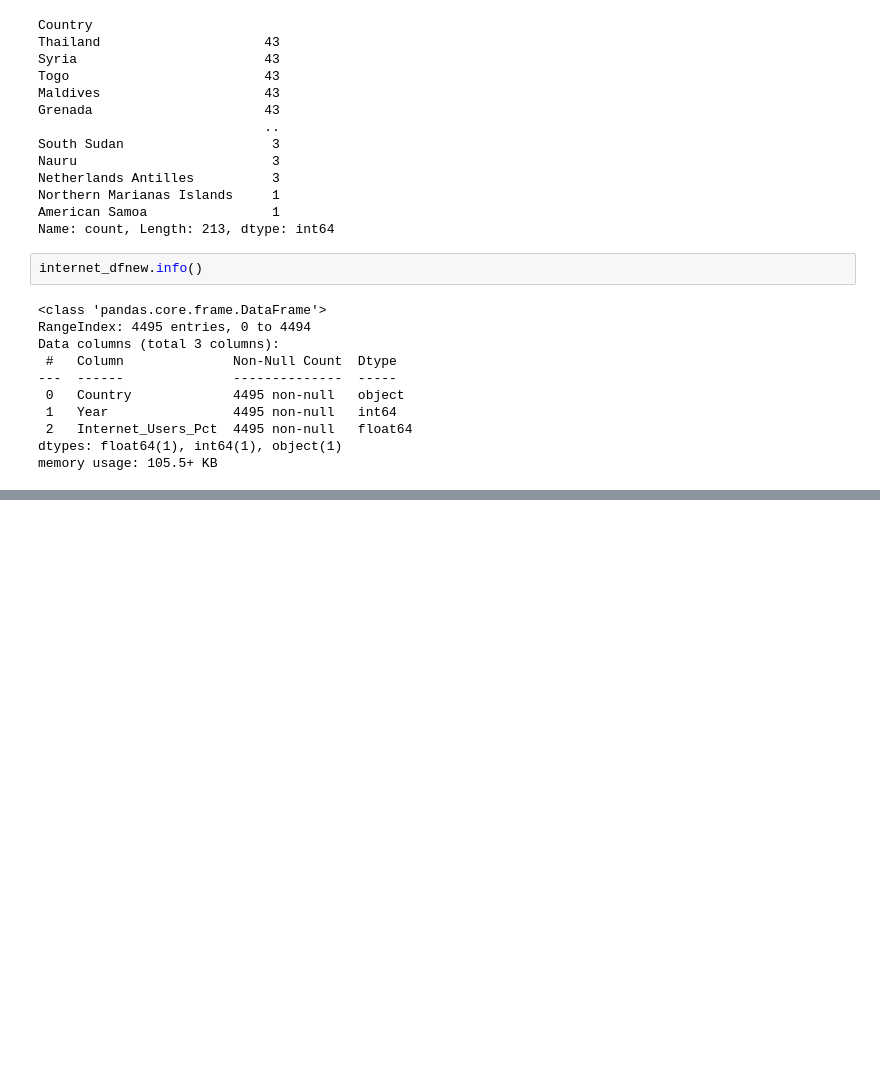
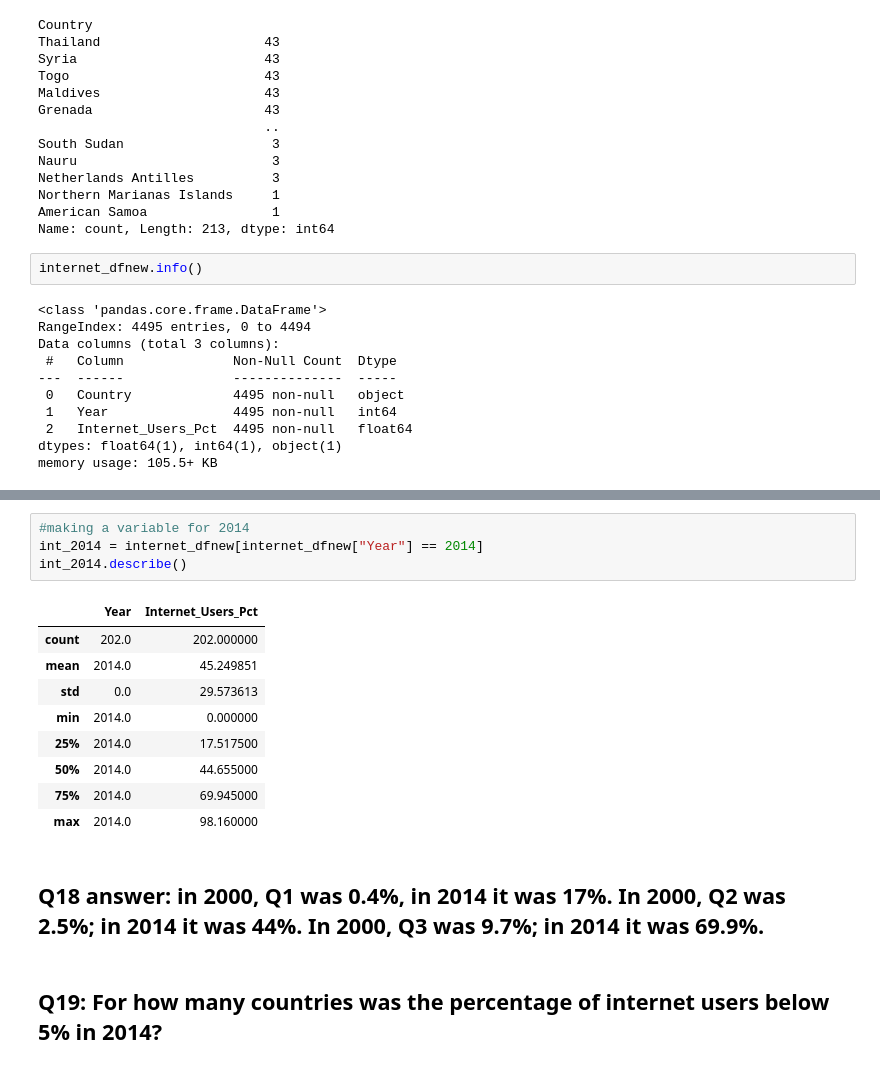
Before and after one commit to NSS-Data-Analytics-Cohort-11/undata-eemchadwick, a Jupyter notebook: notebook/UN_data_analysis.ipynb, the cells around one changed output, grey strips where cells are left out. Drawn from its saved outputs; the diff is of its cells as text; blank space fills up the shorter version.

```diff
--- a/notebook/UN_data_analysis.ipynb
+++ b/notebook/UN_data_analysis.ipynb
@@ -669,0 +686,18 @@ pct_nonzero.sort_values(["Year", "Internet_Users_Pct"])
+# %%
+#making a variable for 2014
+int_2014 = internet_dfnew[internet_dfnew["Year"] == 2014]
+int_2014.describe()
+# %% [output]
+|  | Year | Internet_Users_Pct |
+| count | 202.0 | 202.000000 |
+| mean | 2014.0 | 45.249851 |
+| std | 0.0 | 29.573613 |
+| min | 2014.0 | 0.000000 |
+| 25% | 2014.0 | 17.517500 |
+| 50% | 2014.0 | 44.655000 |
+| 75% | 2014.0 | 69.945000 |
+| max | 2014.0 | 98.160000 |
+# %% [markdown]
+## Q18 answer: in 2000, Q1 was 0.4%, in 2014 it was 17%. In 2000, Q2 was 2.5%; in 2014 it was 44%. In 2000, Q3 was 9.7%; in 2014 it was 69.9%.
+# %% [markdown]
+## Q19: For how many countries was the percentage of internet users below 5% in 2014?
```
Also changed, not shown: parts of 13 cells of this notebook.
